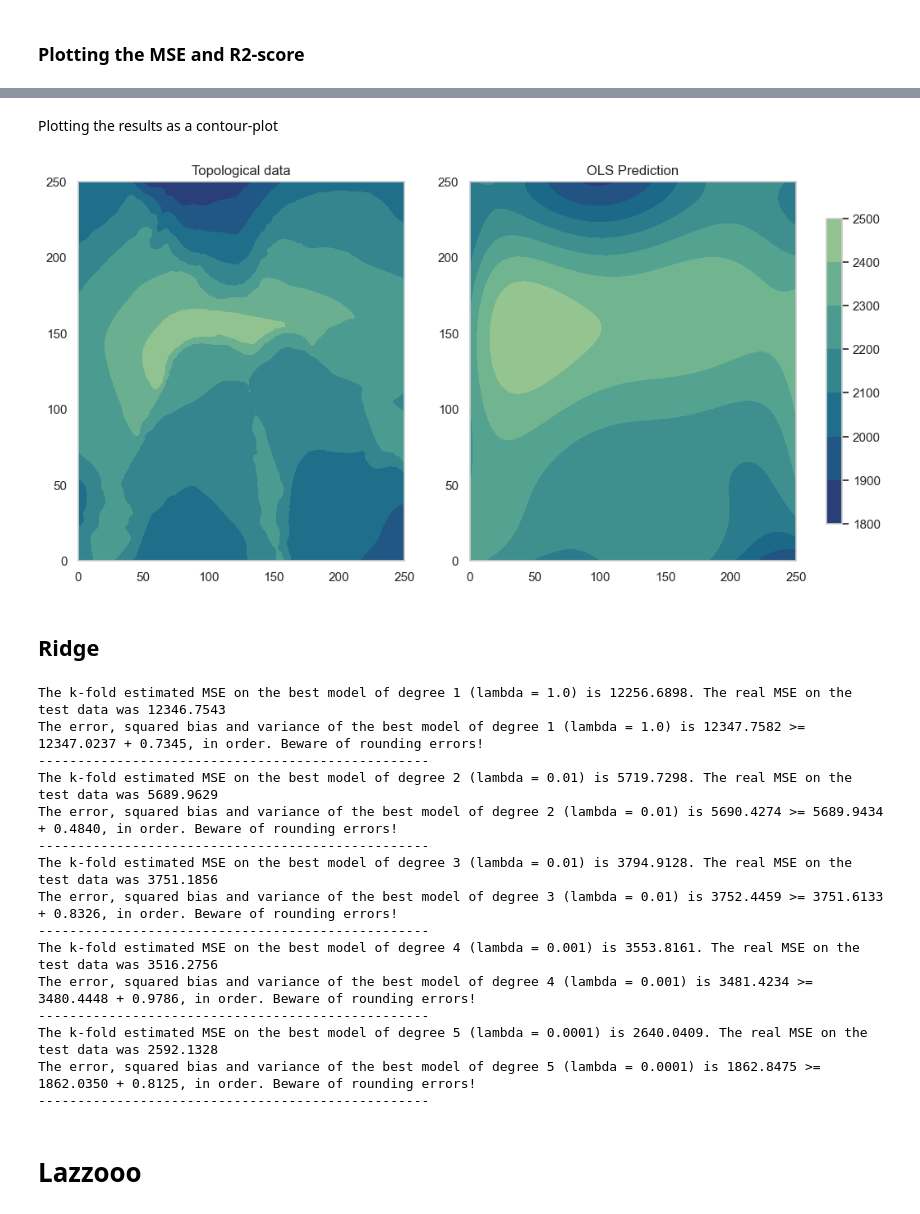
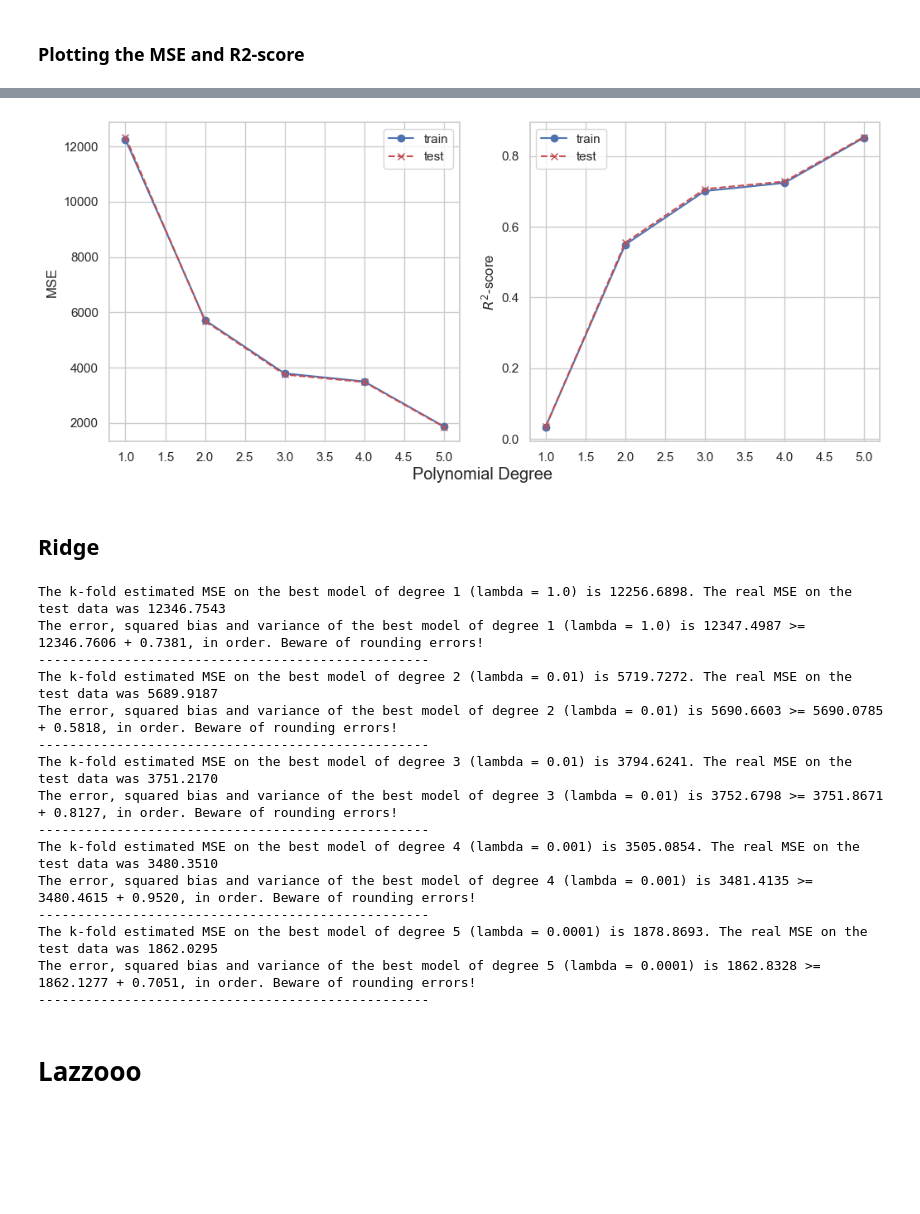
Before and after one commit to MariaFlyAway/Project1_FYS_STK, a Jupyter notebook: Topological_dataset/Fitting_topological_data.ipynb, the cells around one changed output, grey strips where cells are left out. Cells and saved outputs as stored; diff of their text form; code cells hidden in the pictures; blank space fills up the shorter version.

Commit message:
Cleaned up code and fixed print problems

```diff
--- a/Topological_dataset/Fitting_topological_data.ipynb
+++ b/Topological_dataset/Fitting_topological_data.ipynb
@@ -32,7 +32,7 @@ def bootstrap(n, X_train, X_test, z_train, z_test, pipeline): # as in lecture no
 We load in the data and create a meshgrid of points used for predicting the values
 # %%
 # loading a numpy-array containing the topological data
-z = np.load('topological_data.npy')[4650:4900, 800:1050]
+z = np.load('topograhical_data.npy')[4650:4900, 800:1050]
 
 # --- Generating dataset
 n = 250 # the square root of the number of datapoints
@@ -46,7 +46,8 @@ z = z.ravel()
 ## OLS
 # %%
 n_bootstrap = 50
-k_folds = 10
+k = 10
+k_folds = KFold(n_splits=k)
 
 # --- Creating design matrix
 p = 5 # highest polynomial degree
@@ -172,30 +127,31 @@ plt.show()
-# %% [markdown]
-Plotting the results as a contour-plot
-# %%
-fig, axs = plt.subplots(1, 2, figsize=(12, 6))
-
-# Plotting the datapoints
-original_data = axs[0].contourf(x_plot, y_plot, z_orig_plot, cmap='crest_r')
-axs[0].set_title('Topological data')
-
-# Plot the polynomial regression prediction
-fitted_data = axs[1].contourf(x_plot, y_plot, z_plot, cmap='crest_r')
-axs[1].set_title('OLS Prediction')
-
-
-# Create the colorbar
-contourf_objects = [original_data, fitted_data]
-fig.colorbar(contourf_objects[0], ax=axs, orientation='vertical', fraction=0.02, pad=0.04)
-
-plt.show()
-# %% [output]
-[figure, removed]
+# %%
+models = ['Topographical data', 'OLS', 'Ridge', 'Lasso']
+
+# Plotting beta coefficients
+fig, axs = plt.subplots(1,2, figsize=(12, 5), sharex=True)
+axs = axs.flatten()
+
+axs[0].plot(degrees[1:], MSE_train_OLS, 'bo-', label='train')
+axs[0].plot(degrees[1:], MSE_test_OLS, 'rx--', label='test')
+axs[0].set_ylabel('MSE')
+axs[0].legend()
+
+axs[1].plot(degrees[1:], R2_train_OLS, 'bo-', label='train')
+axs[1].plot(degrees[1:], R2_test_OLS, 'rx--', label='test')
+axs[1].set_ylabel(r'$R^2$-score')
+axs[1].legend()
+
+fig.supxlabel('Polynomial Degree')
+
+plt.show()
+# %% [output]
+[figure, added]
 # %% [markdown]
 ## Ridge
 # %%
 n_bootstrap = 50
-k_folds = 10
-estimated_mse_sklearn_Ridge = np.empty(p)
+k = 10
+k_folds = KFold(n_splits=k)
 
 p = 5 # highest polynomial degree minus 1
 degrees = np.arange(1, p+1) # for looping and plotting later
@@ -208,6 +164,7 @@ llambdas = np.logspace(logmin, logmax, m)
 beta_values_Ridge = np.zeros((p, l+1, m))
 MSE_train_Ridge, MSE_test_Ridge = np.zeros((p, m)), np.zeros((p, m))
 R2_train_Ridge, R2_test_Ridge = np.zeros((p, m)), np.zeros((p, m))
+estimated_mse_sklearn_Ridge = np.empty(p)
 
 error_Ridge = np.zeros(p)
 bias_Ridge = np.zeros(p)
@@ -247,7 +204,7 @@ for deg in degrees:
     min_mse_idx = np.argmin(estimated_mse_sklearn_Ridge)
     best_lmb = llambdas[min_mse_idx]
 
-    print(f"The k-fold estimated MSE on the best model of degree {deg} (lambda = {best_lmb}) is {estimated_mse_sklearn_Ridge[j]:.4f}. The real MSE on the test data was {MSE_test_Ridge[deg-1, j]:.4f}")
+    print(f"The k-fold estimated MSE on the best model of degree {deg} (lambda = {best_lmb}) is {estimated_mse_sklearn_Ridge[min_mse_idx]:.4f}. The real MSE on the test data was {MSE_test_Ridge[deg-1, min_mse_idx]:.4f}")
 
 
     # --- Estimating the variance of the best model with bootstrap
@@ -267,17 +224,17 @@ for deg in degrees:
     print('-'*50) # separator
 # %% [output]
 The k-fold estimated MSE on the best model of degree 1 (lambda = 1.0) is 12256.6898. The real MSE on the test data was 12346.7543
-The error, squared bias and variance of the best model of degree 1 (lambda = 1.0) is 12347.7582 >= 12347.0237 + 0.7345, in order. Beware of rounding errors!
+The error, squared bias and variance of the best model of degree 1 (lambda = 1.0) is 12347.4987 >= 12346.7606 + 0.7381, in order. Beware of rounding errors!
 --------------------------------------------------
-The k-fold estimated MSE on the best model of degree 2 (lambda = 0.01) is 5719.7298. The real MSE on the test data was 5689.9629
-The error, squared bias and variance of the best model of degree 2 (lambda = 0.01) is 5690.4274 >= 5689.9434 + 0.4840, in order. Beware of rounding errors!
+The k-fold estimated MSE on the best model of degree 2 (lambda = 0.01) is 5719.7272. The real MSE on the test data was 5689.9187
+The error, squared bias and variance of the best model of degree 2 (lambda = 0.01) is 5690.6603 >= 5690.0785 + 0.5818, in order. Beware of rounding errors!
 --------------------------------------------------
-The k-fold estimated MSE on the best model of degree 3 (lambda = 0.01) is 3794.9128. The real MSE on the test data was 3751.1856
-The error, squared bias and variance of the best model of degree 3 (lambda = 0.01) is 3752.4459 >= 3751.6133 + 0.8326, in order. Beware of rounding errors!
+The k-fold estimated MSE on the best model of degree 3 (lambda = 0.01) is 3794.6241. The real MSE on the test data was 3751.2170
+The error, squared bias and variance of the best model of degree 3 (lambda = 0.01) is 3752.6798 >= 3751.8671 + 0.8127, in order. Beware of rounding errors!
 --------------------------------------------------
-The k-fold estimated MSE on the best model of degree 4 (lambda = 0.001) is 3553.8161. The real MSE on the test data was 3516.2756
-The error, squared bias and variance of the best model of degree 4 (lambda = 0.001) is 3481.4234 >= 3480.4448 + 0.9786, in order. Beware of rounding errors!
+The k-fold estimated MSE on the best model of degree 4 (lambda = 0.001) is 3505.0854. The real MSE on the test data was 3480.3510
+The error, squared bias and variance of the best model of degree 4 (lambda = 0.001) is 3481.4135 >= 3480.4615 + 0.9520, in order. Beware of rounding errors!
 --------------------------------------------------
-The k-fold estimated MSE on the best model of degree 5 (lambda = 0.0001) is 2640.0409. The real MSE on the test data was 2592.1328
-The error, squared bias and variance of the best model of degree 5 (lambda = 0.0001) is 1862.8475 >= 1862.0350 + 0.8125, in order. Beware of rounding errors!
+The k-fold estimated MSE on the best model of degree 5 (lambda = 0.0001) is 1878.8693. The real MSE on the test data was 1862.0295
+The error, squared bias and variance of the best model of degree 5 (lambda = 0.0001) is 1862.8328 >= 1862.1277 + 0.7051, in order. Beware of rounding errors!
 --------------------------------------------------
```
Also changed, not shown: parts of 12 cells of this notebook.
